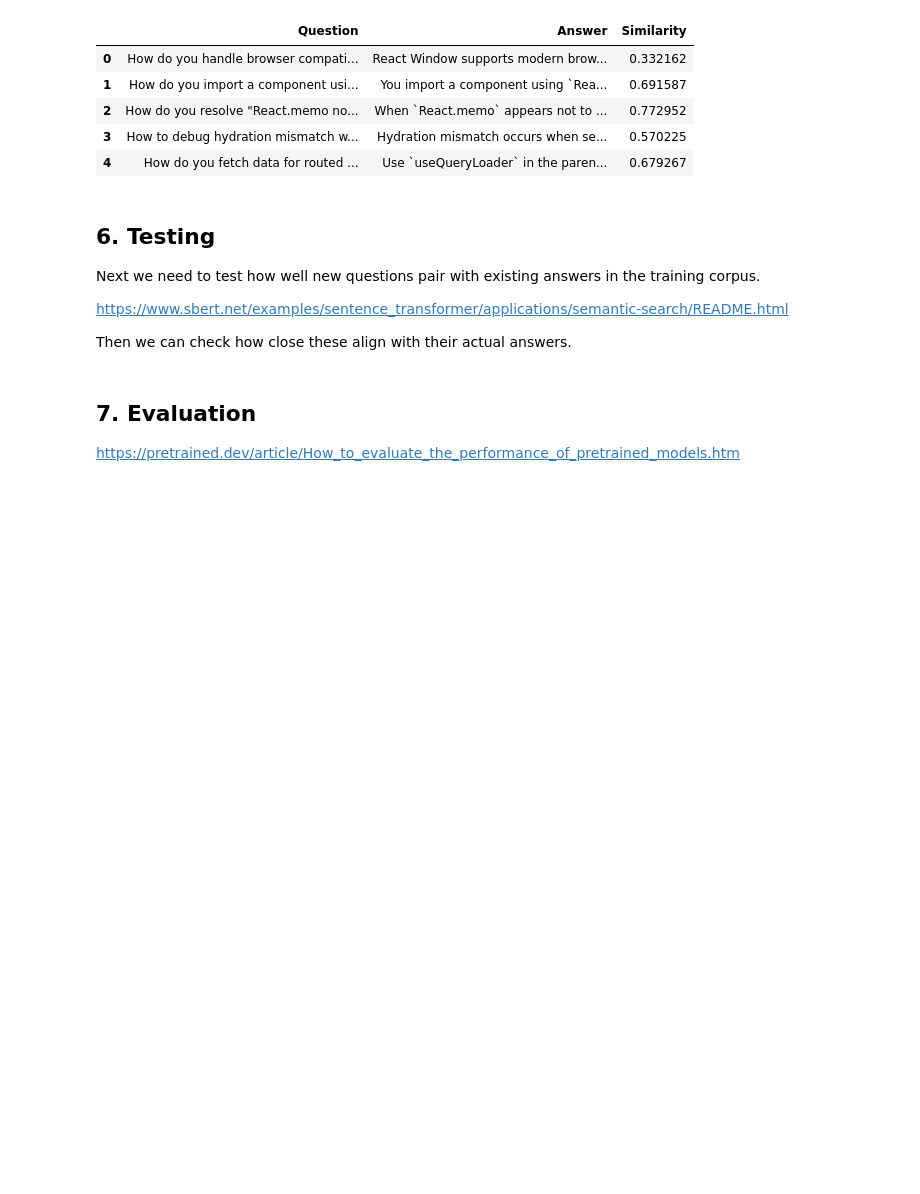
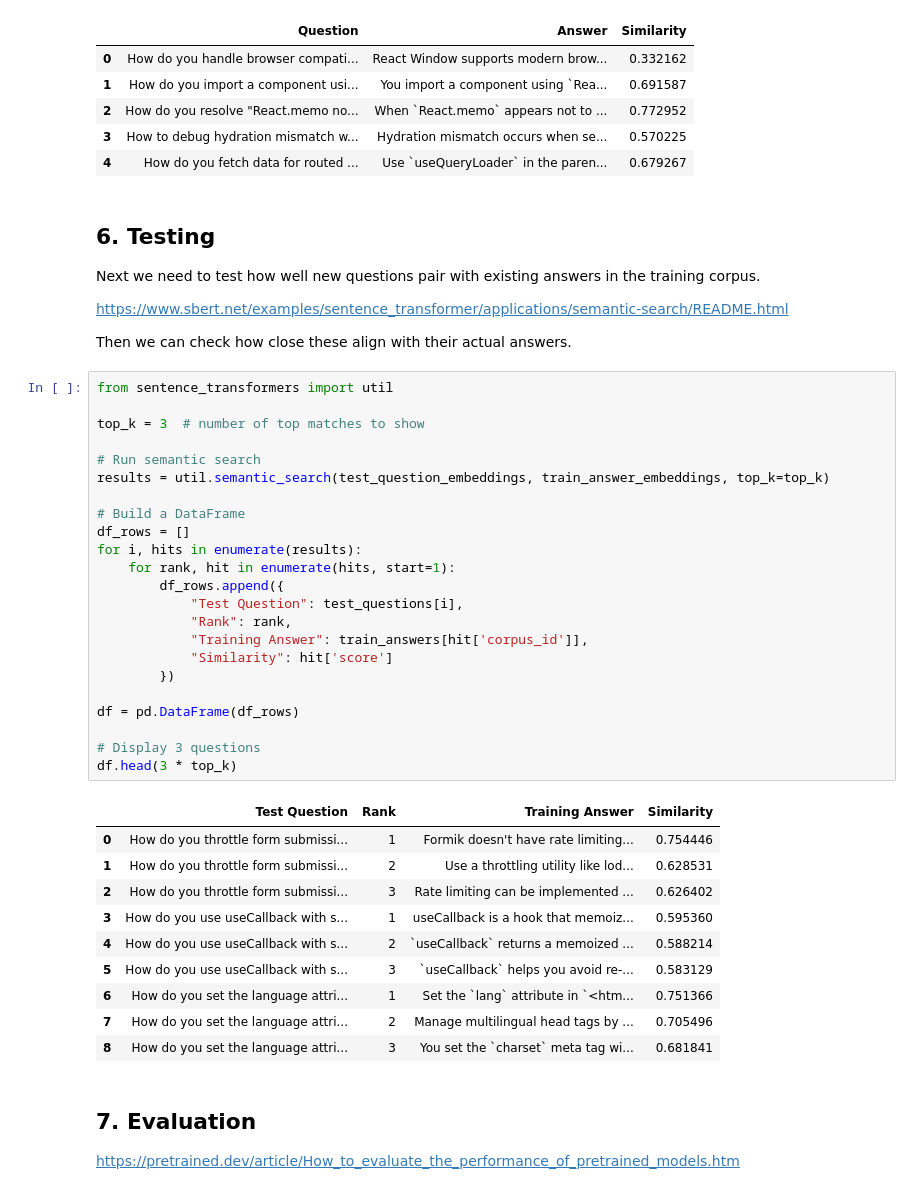
Before and after one commit to JadePrideaux/ReactJS-FAQ-ChatBot, a Jupyter notebook: notebooks/model.ipynb, the cells around one changed output. Saved outputs shown, nothing was run; the diff lists cells and outputs as text; blank space fills up the shorter version.

Commit message:
feat: test new answers alongside existing training corpus

```diff
--- a/notebooks/model.ipynb
+++ b/notebooks/model.ipynb
@@ -144,6 +144,40 @@ Next we need to test how well new questions pair with existing answers in the tr
 https://www.sbert.net/examples/sentence_transformer/applications/semantic-search/README.html
 
 Then we can check how close these align with their actual answers.
+# %%
+from sentence_transformers import util
+
+top_k = 3  # number of top matches to show
+
+# Run semantic search
+results = util.semantic_search(test_question_embeddings, train_answer_embeddings, top_k=top_k)
+
+# Build a DataFrame
+df_rows = []
+for i, hits in enumerate(results):
+    for rank, hit in enumerate(hits, start=1):
+        df_rows.append({
+            "Test Question": test_questions[i],
+            "Rank": rank,
+            "Training Answer": train_answers[hit['corpus_id']],
+            "Similarity": hit['score']
+        })
+
+df = pd.DataFrame(df_rows)
+
+# Display 3 questions
+df.head(3 * top_k)
+# %% [output]
+|  | Test Question | Rank | Training Answer | Similarity |
+| 0 | How do you throttle form submissi... | 1 | Formik doesn't have rate limiting... | 0.754446 |
+| 1 | How do you throttle form submissi... | 2 | Use a throttling utility like lod... | 0.628531 |
+| 2 | How do you throttle form submissi... | 3 | Rate limiting can be implemented ... | 0.626402 |
+| 3 | How do you use useCallback with s... | 1 | useCallback is a hook that memoiz... | 0.595360 |
+| 4 | How do you use useCallback with s... | 2 | `useCallback` returns a memoized ... | 0.588214 |
+| 5 | How do you use useCallback with s... | 3 | `useCallback` helps you avoid re-... | 0.583129 |
+| 6 | How do you set the language attri... | 1 | Set the `lang` attribute in `<htm... | 0.751366 |
+| 7 | How do you set the language attri... | 2 | Manage multilingual head tags by ... | 0.705496 |
+| 8 | How do you set the language attri... | 3 | You set the `charset` meta tag wi... | 0.681841 |
 # %% [markdown]
 ## 7. Evaluation
 
```
